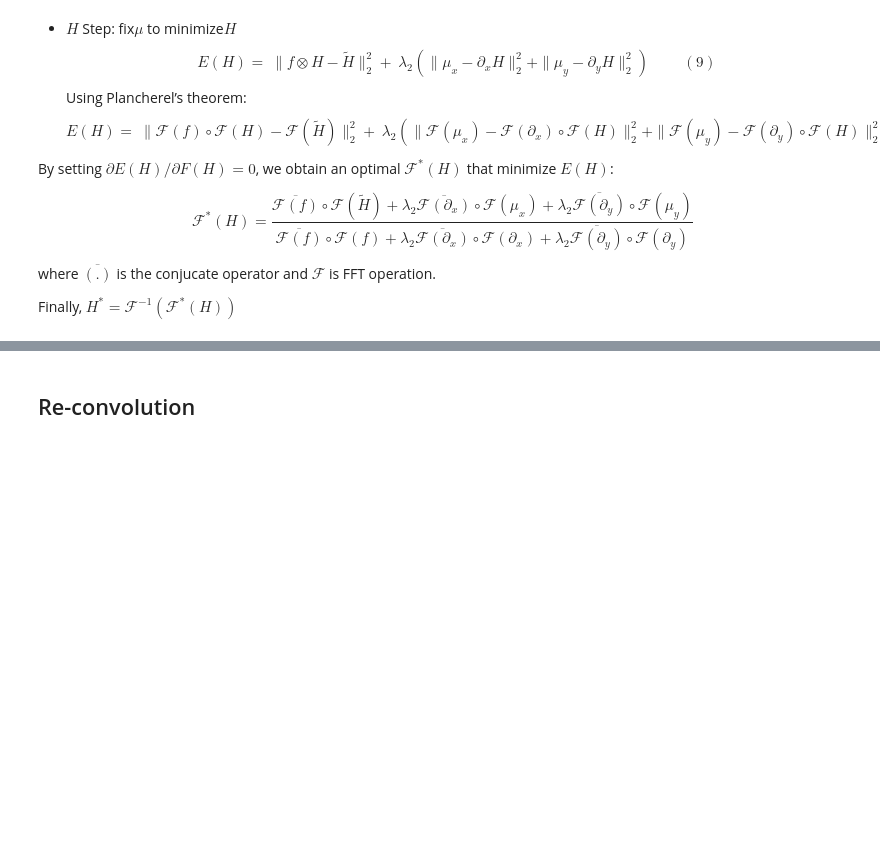
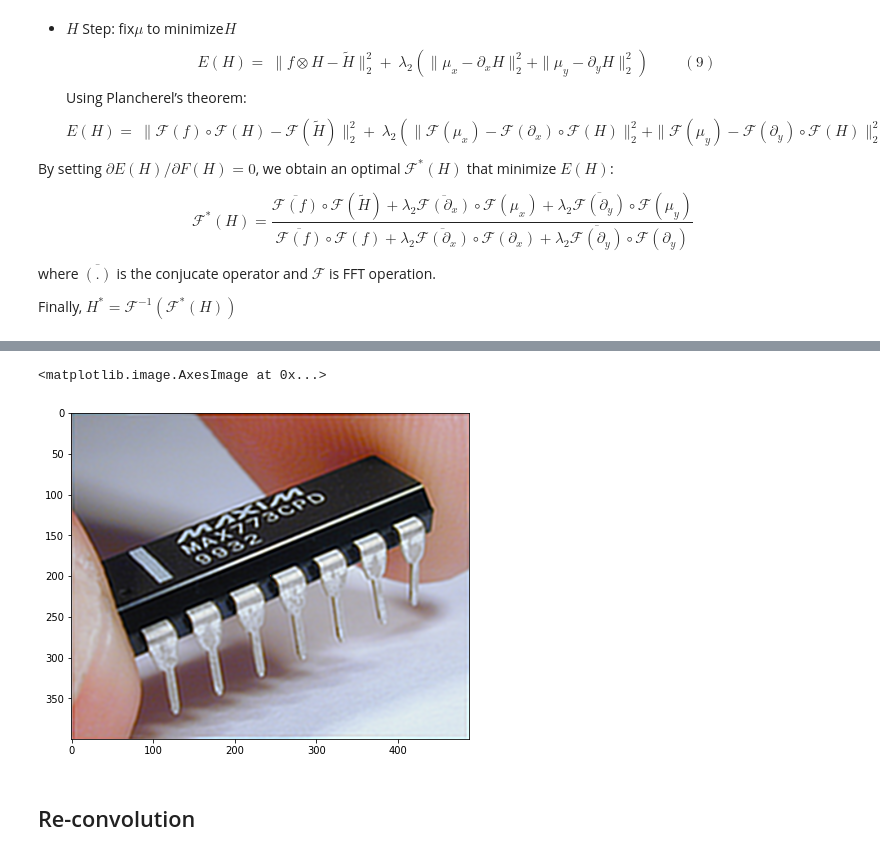
Before and after one commit to FanZang-Allen/Image-Upsampling, a Jupyter notebook: Video&Image Upsampling.ipynb, the cells around one changed output, grey strips where cells are left out. Saved outputs shown, nothing was run; the diff lists cells and outputs as text; code cells hidden in the pictures; blank space fills up the shorter version.

```diff
--- a/Video&Image Upsampling.ipynb
+++ b/Video&Image Upsampling.ipynb
@@ -321,3 +422,9 @@ for i in range(4):
+# %%
+plt.figure(figsize=(8, 6))
+plt.imshow(H_star)
+# %% [output]
+<matplotlib.image.AxesImage at 0x...>
+[figure, added]
 # %% [markdown]
 ## Re-convolution
 # %% [markdown]
```
Also changed, not shown: parts of 25 cells of this notebook.
